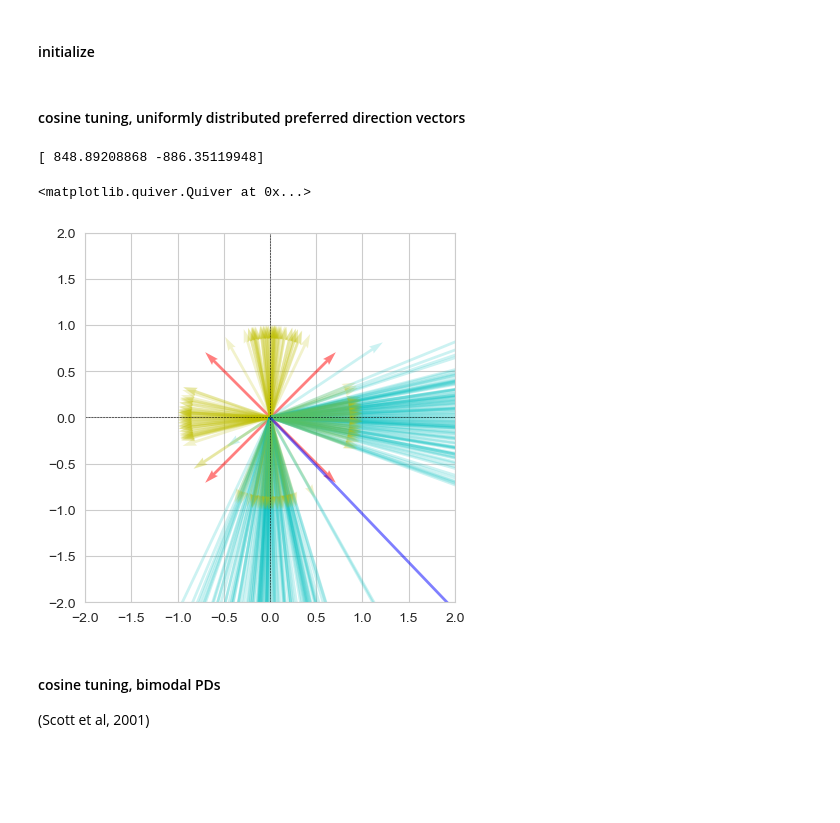
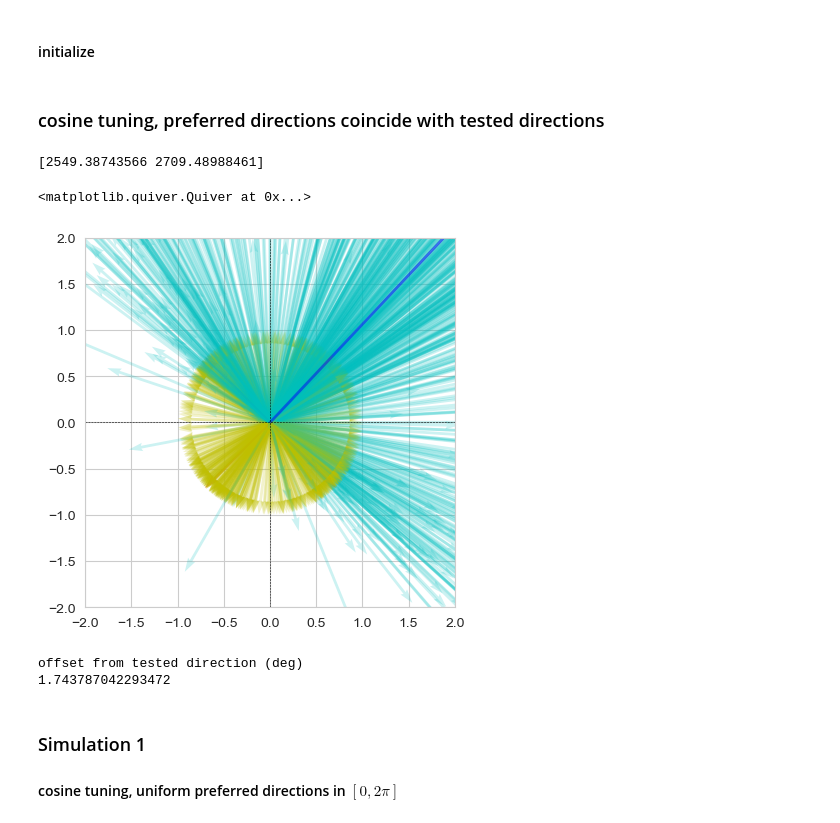
Before and after one commit to marek1n/georgopoulos1986, a Jupyter notebook: population_vector2d.ipynb, the cells around one changed output. Saved outputs shown, nothing was run; the diff lists cells and outputs as text; code cells hidden in the pictures; blank space fills up the shorter version.

```diff
--- a/population_vector2d.ipynb
+++ b/population_vector2d.ipynb
@@ -47,8 +48,8 @@ for i in range(len(vertices)):
 # %%
 def discharge_rate(phi_preferred: float, phi_motion: float) -> float:
-    # b, k = np.random.normal(loc=10, scale=4, size=2)
-    b, k = np.random.lognormal(mean=2.5, sigma=0.2, size=2)
-    return b + k * np.cos(phi_preferred - phi_motion)
+    b, k = np.random.normal(loc=10, scale=4, size=2)
+    # b, k = np.random.lognormal(mean=2.5, sigma=0.2, size=2)
+    return max(0, b + k * np.cos(phi_preferred - phi_motion))
 
 
 def get_regression_coefficients(vertices: list[np.ndarray], discharge_rates: list[float]) -> tuple[float, ...]:
@@ -61,7 +62,7 @@ def get_regression_coefficients(vertices: list[np.ndarray], discharge_rates: lis
     model = sm.OLS(Y, X_design).fit()
     # model.summary()
 
-    return model.params
+    return model.params, model.f_pvalue
 
 
 def compute_cardinal_direction_vector(params: tuple[float, ...]) -> np.ndarray: # C vector
@@ -92,7 +93,6 @@ normalize = lambda v: v / np.linalg.norm(v)
 
 def direction_cosines(v: np.ndarray) -> np.ndarray:
     basis = np.array([[1,0], [0,1]])
-    normalize = lambda v: v / np.linalg.norm(v)
 
     cos_x = normalize(v) @ basis[0]
     cos_y = normalize(v) @ basis[1]
@@ -110,8 +110,8 @@ class Cell:
     def __init__(self, phi_preferred, tested_angles):
         self.preferred_angle = phi_preferred
         self.discharge_rates_cos = [discharge_rate(self.preferred_angle, phi) for phi in tested_angles]
-        # self.discharge_random = np.random.uniform(low=0.05, high=50, size=len(tested_angles))
-        self.discharge_random = np.random.normal(loc=np.pi/8, scale=np.pi/8, size=len(tested_angles))
+        self.discharge_random = np.random.uniform(low=0.05, high=50, size=len(tested_angles))
+        # self.discharge_random = np.random.normal(loc=np.pi/8, scale=np.pi/8, size=len(tested_angles))
 
     def __repr__(self):
         return f'Cell(preferred_angle={self.preferred_angle}'
@@ -121,8 +118,8 @@ tested_angles = [np.pi/4, 3*np.pi/4, 5*np.pi/4, 7*np.pi/4] # part of design
 # %%
-cells = [Cell(tested_angles[j] + np.pi/4,
+cells = [Cell(tested_angles[j], # + np.pi/4,
               tested_angles
               ) for j in range(len(tested_angles))
-                for i in range(50)]
+                for i in range(200)]
 
 cells_directional = [Cell(np.random.normal(loc=np.pi, scale=np.pi/8),
                         tested_angles
@@ -136,34 +133,43 @@ cells_directional = [Cell(np.random.normal(loc=np.pi, scale=np.pi/8),
 cells_uniform = [Cell(np.random.uniform(low=0, high=2*np.pi),
                       tested_angles
                       ) for j in range(len(tested_angles))
-                      for i in range(50)]
+                      for i in range(200)]
+# %% [markdown]
+### cosine tuning, preferred directions coincide with tested directions
 # %%
-tested_angle_idx = 3
+tested_angle_idx = 0
-# %% [markdown]
-#### cosine tuning, uniformly distributed preferred direction vectors
 # %%
 Ns = np.empty((len(cells), 2))
 
 plot_experimental_design(vertices)
 
+fstats = []
 
 for i, c in enumerate(cells):
-    params = get_regression_coefficients(vertices, c.discharge_rates_cos)
+    params, f_pvals = get_regression_coefficients(vertices, c.discharge_rates_cos)
+    fstats.append(f_pvals)
     C = compute_cardinal_direction_vector(params)
     # print(C);
     plt.quiver(0, 0, C[0], C[1], angles='xy', scale_units='xy', scale=1, color='y', alpha=0.2)
     N = compute_vectorial_contribution(params, c.discharge_rates_cos[tested_angle_idx])
     plt.quiver(0, 0, N[0], N[1], angles='xy', scale_units='xy', scale=1, color='c', alpha=0.2)
     Ns[i, :] = N
 
 P = np.sum(Ns, axis=0)
 
 print(P)
 plt.quiver(0, 0, P[0], P[1], angles='xy', scale_units='xy', scale=1, color='b', alpha=0.5)
 # %% [output]
-[ 848.89208868 -886.35119948]
+[2549.38743566 2709.48988461]
 <matplotlib.quiver.Quiver at 0x...>
-[figure, old version]
+[figure, new version]
-# %% [markdown]
-#### cosine tuning, bimodal PDs
-(Scott et al, 2001)
+# %%
+# len([f for f in fstats if f < 0.05]) / len(fstats)
+print('offset from tested direction (deg)')
+print(np.rad2deg(compute_angle(vertices[tested_angle_idx], P)))
+# %% [output]
+offset from tested direction (deg)
+1.743787042293472
+# %% [markdown]
+### Simulation 1
+#### cosine tuning, uniform preferred directions in $\left[0, 2\pi\right]$
```
Also changed, not shown: parts of 20 cells of this notebook.
